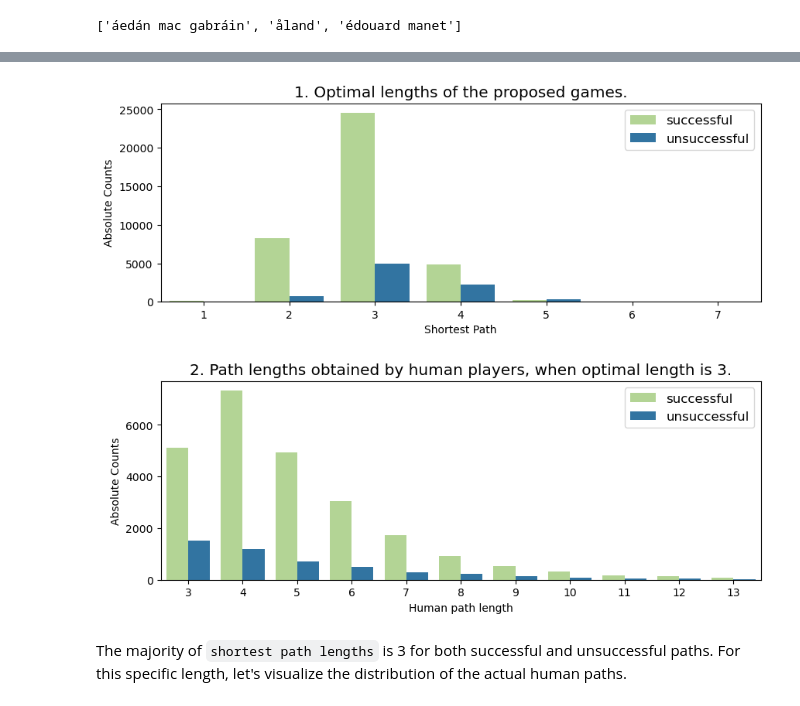
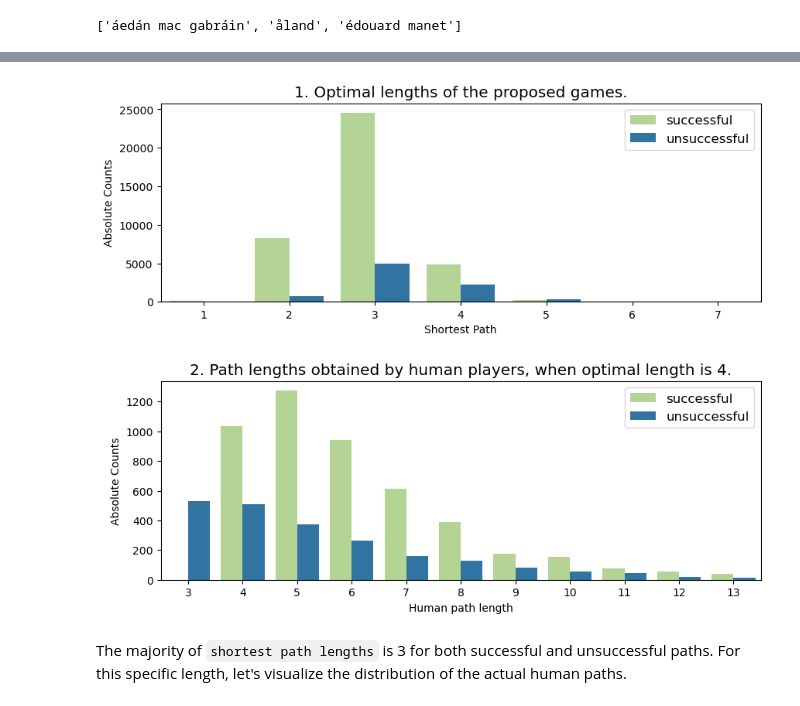
Before and after one commit to epfl-ada/ada-2022-project-theadalyzers, a Jupyter notebook: Dataset-Processing.ipynb, the cells around one changed output, grey strips where cells are left out. Saved outputs shown, nothing was run; the diff lists cells and outputs as text; code cells hidden in the pictures.

```diff
--- a/Dataset-Processing.ipynb
+++ b/Dataset-Processing.ipynb
@@ -236,45 +236,46 @@ ax[0].legend(loc=1)
 ax[0].set_ylabel('Absolute Counts')
 ax[0].set_xlabel('Shortest Path')
 
 
 
 # Next plot: frequency by human length
-successful_human_path_lengths_3 = (successful_df
-                                   [successful_df['shortest_path_length'] == 3]
+n = 4
+successful_human_path_lengths_n = (successful_df
+                                   [successful_df['shortest_path_length'] == n]
                                    ['human_path_length']
                                    .value_counts()
                                    .reset_index())
 
-successful_human_path_lengths_3["success"] = "successful"
+successful_human_path_lengths_n["success"] = "successful"
 
-unsuccessful_human_path_lengths_3 = (unsuccessful_df
-                                     [unsuccessful_df['shortest_path_length'] == 3]
+unsuccessful_human_path_lengths_n = (unsuccessful_df
+                                     [unsuccessful_df['shortest_path_length'] == n]
                                      ['human_path_length']
                                      .value_counts()
                                      .reset_index())
 
-unsuccessful_human_path_lengths_3["success"] = "unsuccessful"
+unsuccessful_human_path_lengths_n["success"] = "unsuccessful"
 
-all_path_l3 = pd.concat([successful_human_path_lengths_3,
-                         unsuccessful_human_path_lengths_3])
+all_path_ln = pd.concat([successful_human_path_lengths_n,
+                         unsuccessful_human_path_lengths_n])
 
-sns.barplot(data=all_path_l3,
+sns.barplot(data=all_path_ln,
             x="index",
             y="human_path_length",
             hue="success",
             ax=ax[1],
             palette=["#b2df8a", "#1f78b4"])
 
 ax[1].set_xlim(-0.5,10.5)
 
 ax[1].set_ylabel('Absolute Counts')
 ax[1].set_xlabel('Human path length')
-ax[1].set_title("2. Path lengths obtained by human players, when optimal length is 3.")
-# Count of human path lengths, with shortest possible path = 3");
+ax[1].set_title(f"2. Path lengths obtained by human players, when optimal length is {n}.")
+# Count of human path lengths, with shortest possible path = n");
 
 ax[1].legend(loc=1);
 # %% [output]
-[figure, old version]
+[figure, new version]
 # %% [markdown]
 The majority of `shortest path lengths` is 3 for both successful and unsuccessful paths. For this specific length, let's visualize the distribution of the actual human paths.
 # %% [markdown]
```
Also changed, not shown: parts of 19 cells of this notebook.
